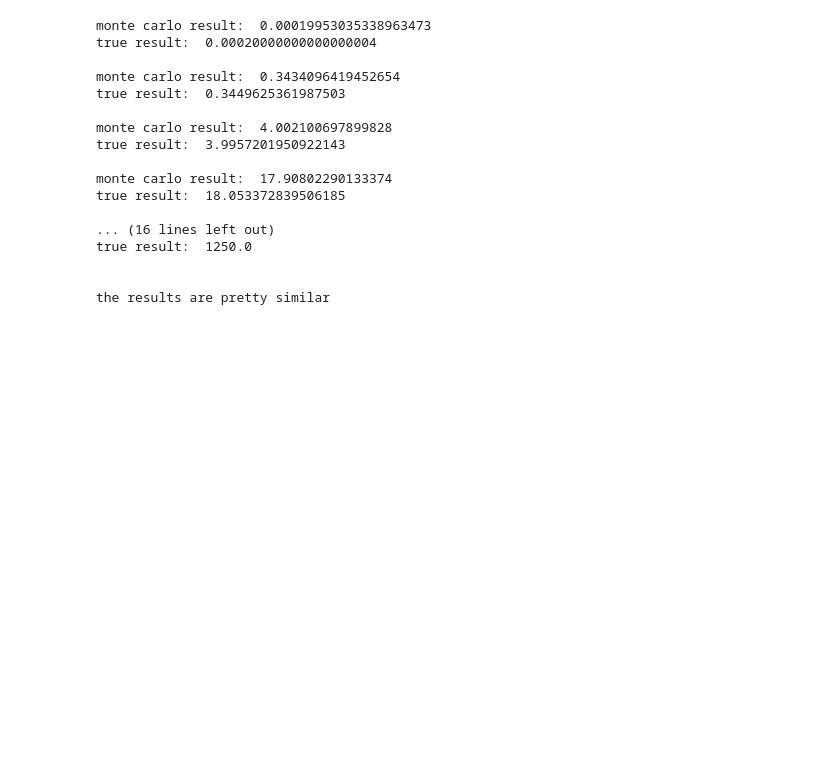
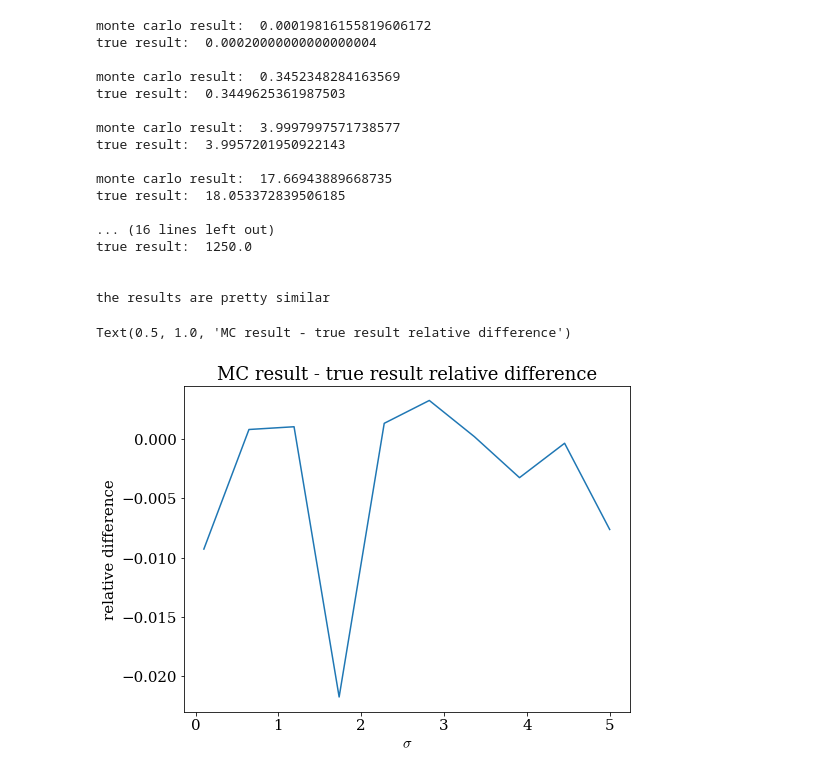
Before and after one commit to Alexpedro130/astrostatistics_bicocca_2023, a Jupyter notebook: working/gauss_integral.ipynb, the cells around one changed output. Saved outputs shown, nothing was run; the diff lists cells and outputs as text; code cells hidden in the pictures; blank space fills up the shorter version.

```diff
--- a/working/gauss_integral.ipynb
+++ b/working/gauss_integral.ipynb
@@ -5,38 +11,47 @@ import pylab as plt
 # %%
 N=100000 #number of samples
 
 sigma=np.linspace(0.1,5,10) #different sigma
 
 #take as p(x) a gaussian, and then consider only from 0 to +inf
 
+diff=np.empty(len(sigma))
+
 for i in range(len(sigma)):
     draws=np.absolute(np.random.normal(loc=0, scale=sigma[i], size=N))
 
     integral=(np.pi/2)**(1/2)*sigma[i]*np.mean(draws**3)
 
     print("monte carlo result: ", integral)
-
     print("true result: ", 2*sigma[i]**4, "\n")
 
+    diff[i]=(integral-2*sigma[i]**4)/integral
+
 print("\nthe results are pretty similar")
+plt.plot(sigma, diff)
+plt.xlabel('$\sigma$')
+plt.ylabel('relative difference')
+plt.title('MC result - true result relative difference')
 # %% [output]
-monte carlo result:  0.00019953035338963473
+monte carlo result:  0.00019816155819606172
 true result:  0.00020000000000000004
 
-monte carlo result:  0.3434096419452654
+monte carlo result:  0.3452348284163569
 true result:  0.3449625361987503
 
-monte carlo result:  4.002100697899828
+monte carlo result:  3.9997997571738577
 true result:  3.9957201950922143
 
-monte carlo result:  17.90802290133374
+monte carlo result:  17.66943889668735
 true result:  18.053372839506185
 
 ... (16 lines left out)
 true result:  1250.0
 
 
 the results are pretty similar
+Text(0.5, 1.0, 'MC result - true result relative difference')
+[figure, added]
 # %%
 #let's fix sigma and change N
 
```
Also changed, not shown: parts of 3 cells of this notebook.
